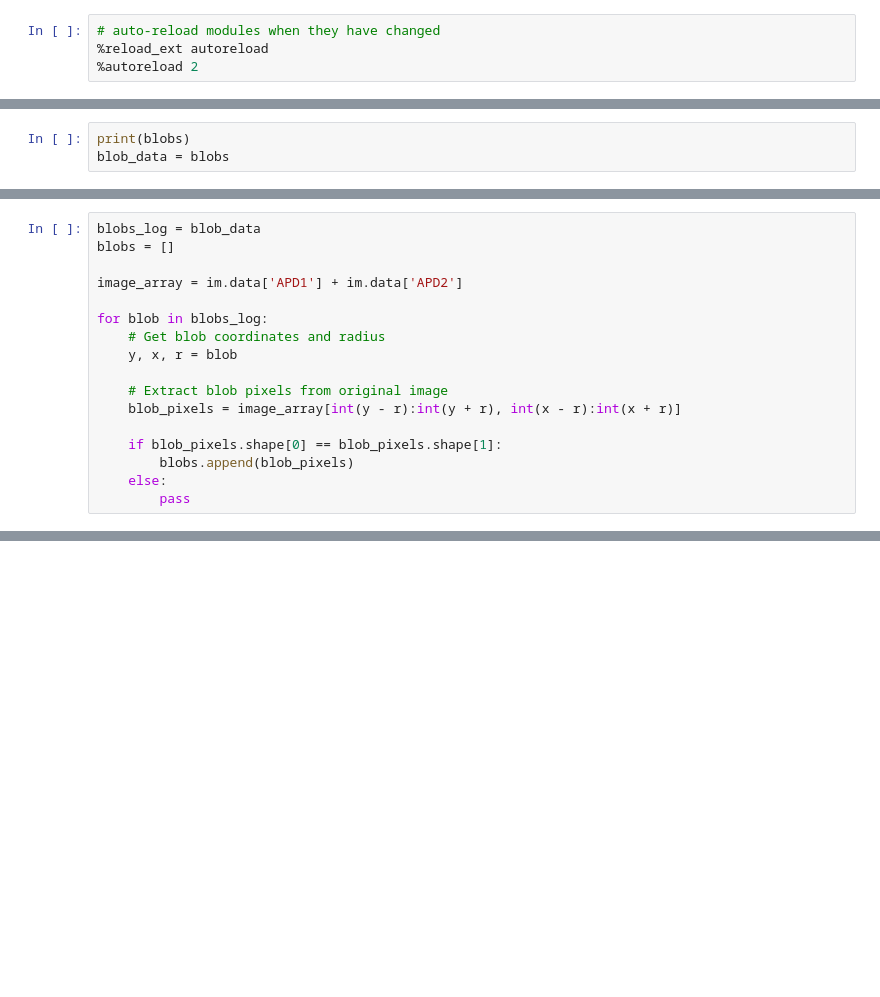
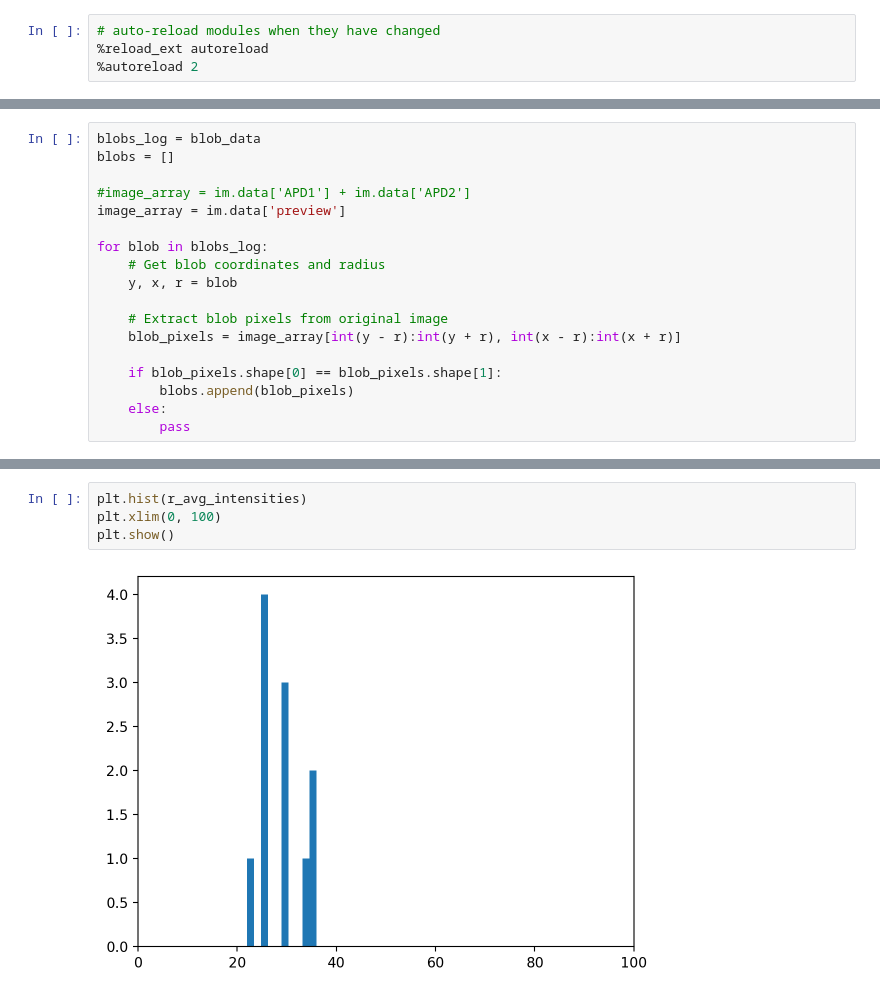
Before and after one commit to JKL453/s04-utils, a Jupyter notebook: spot-analysis.ipynb, the cells around one changed output, grey strips where cells are left out. Saved outputs shown, nothing was run; the diff lists cells and outputs as text; blank space fills up the shorter version.

```diff
--- a/spot-analysis.ipynb
+++ b/spot-analysis.ipynb
@@ -47,3 +184,0 @@ bd.plot_blobs(blobs, vmin=np.median(image))
-# %%
-print(blobs)
-blob_data = blobs
@@ -64,7 +186,8 @@ blob_data = blobs
 blobs_log = blob_data
 blobs = []
 
-image_array = im.data['APD1'] + im.data['APD2']
+#image_array = im.data['APD1'] + im.data['APD2']
+image_array = im.data['preview']
 
 for blob in blobs_log:
     # Get blob coordinates and radius
@@ -129,0 +255,6 @@ blob_9            4           17
+# %%
+plt.hist(r_avg_intensities)
+plt.xlim(0, 100)
+plt.show()
+# %% [output]
+[figure, added]
```
Also changed, not shown: parts of 13 cells of this notebook, 2 other files.
